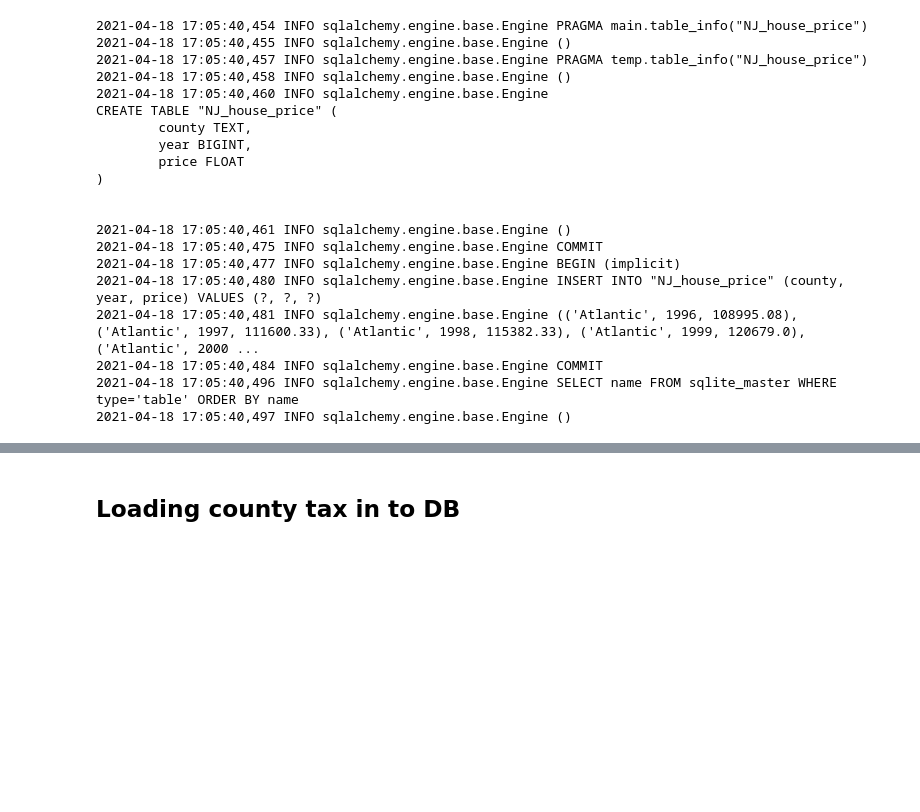
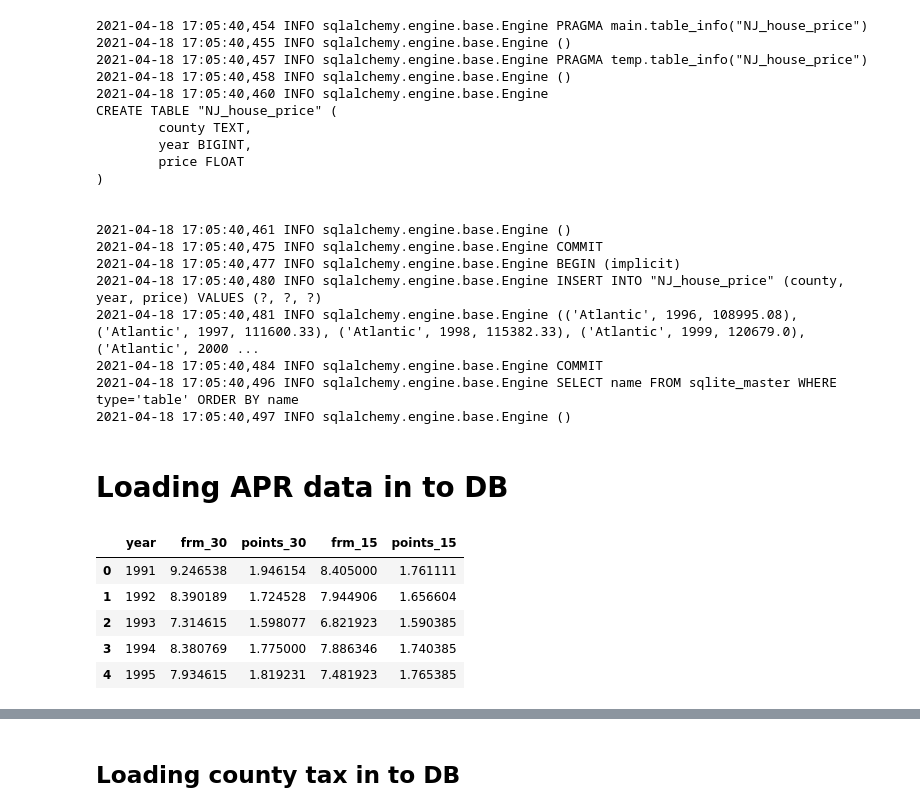
Before and after one commit to NinaLAnderson3/Project3, a Jupyter notebook: Jupyter notebooks/NJ_CRIME_ETL.ipynb, the cells around one changed output, grey strips where cells are left out. Cells and saved outputs as stored; diff of their text form; code cells hidden in the pictures; blank space fills up the shorter version.

```diff
--- a/Jupyter notebooks/NJ_CRIME_ETL.ipynb
+++ b/Jupyter notebooks/NJ_CRIME_ETL.ipynb
@@ -469,3 +473,15 @@ CREATE TABLE "NJ_house_price" (
 2021-04-18 17:05:40,484 INFO sqlalchemy.engine.base.Engine COMMIT
 2021-04-18 17:05:40,496 INFO sqlalchemy.engine.base.Engine SELECT name FROM sqlite_master WHERE type='table' ORDER BY name
 2021-04-18 17:05:40,497 INFO sqlalchemy.engine.base.Engine ()
+# %% [markdown]
+# Loading APR data in to DB
+# %%
+apr_data = pd.read_csv('../Resources/apr_data_cleaned.csv')
+apr_data.head()
+# %% [output]
+|  | year | frm_30 | points_30 | frm_15 | points_15 |
+| 0 | 1991 | 9.246538 | 1.946154 | 8.405000 | 1.761111 |
+| 1 | 1992 | 8.390189 | 1.724528 | 7.944906 | 1.656604 |
+| 2 | 1993 | 7.314615 | 1.598077 | 6.821923 | 1.590385 |
+| 3 | 1994 | 8.380769 | 1.775000 | 7.886346 | 1.740385 |
+| 4 | 1995 | 7.934615 | 1.819231 | 7.481923 | 1.765385 |
```
Also changed, not shown: parts of 3 cells of this notebook, 6 other files.
